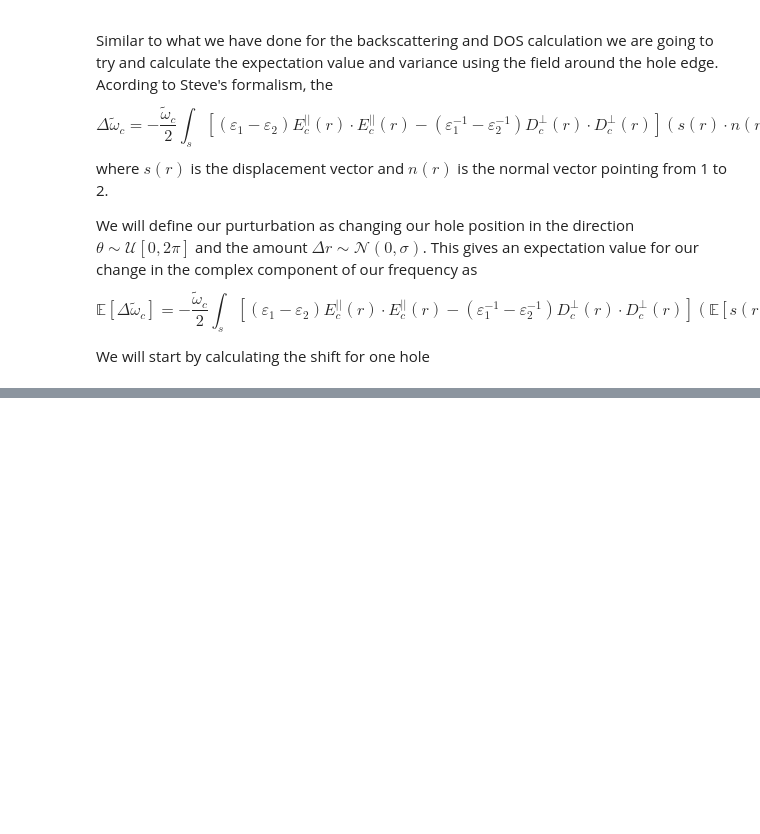
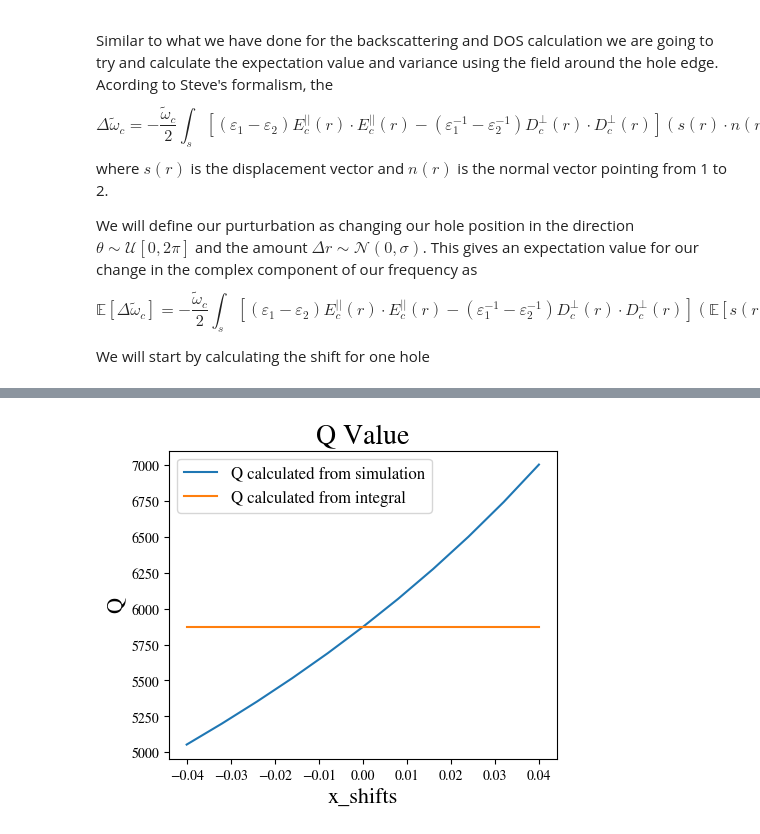
Before and after one commit to DominicJThompson/optGME, a Jupyter notebook: tests_old/Qshift.ipynb, the cells around one changed output, grey strips where cells are left out. Drawn from its saved outputs; the diff is of its cells as text; code cells hidden in the pictures; blank space fills up the shorter version.

```diff
--- a/tests_old/Qshift.ipynb
+++ b/tests_old/Qshift.ipynb
@@ -321,0 +369,11 @@ gme_original.freqs[0,120]+1j*gme_original.freqs_im[0,120]
+# %%
+fig, ax = plt.subplots(figsize=(5,4))
+plt.xlabel('x_shifts', fontsize=16)
+plt.ylabel('Q', fontsize=16)
+plt.plot(x_shifts,np.array(freqs)/2/np.array(freqs_im), label='Q calculated from simulation', color='C0')
+plt.plot(x_shifts,(freqs[5]-np.real(integrals))/2/np.array(freqs_im[5]-np.imag(integrals)), label='Q calculated from integral', color='C1')
+plt.legend(fontsize=12)
+plt.title('Q Value', fontsize=20)
+plt.show()
+# %% [output]
+[figure, added]
```
Also changed, not shown: parts of 12 cells of this notebook, 2 other files.
